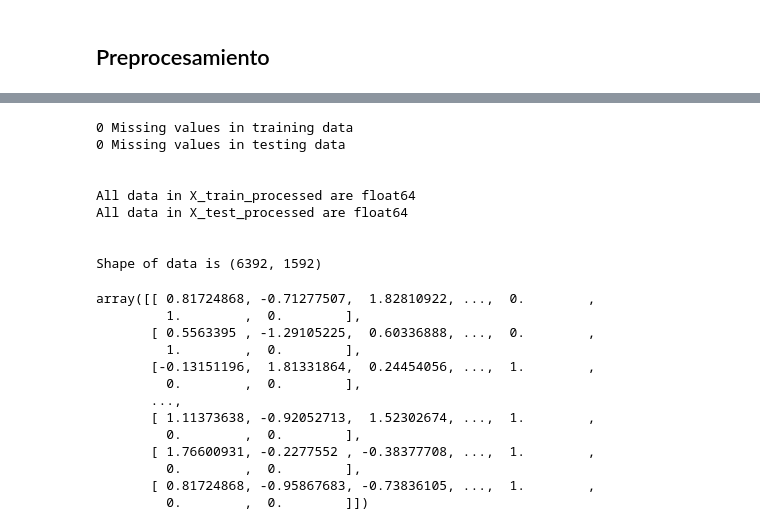
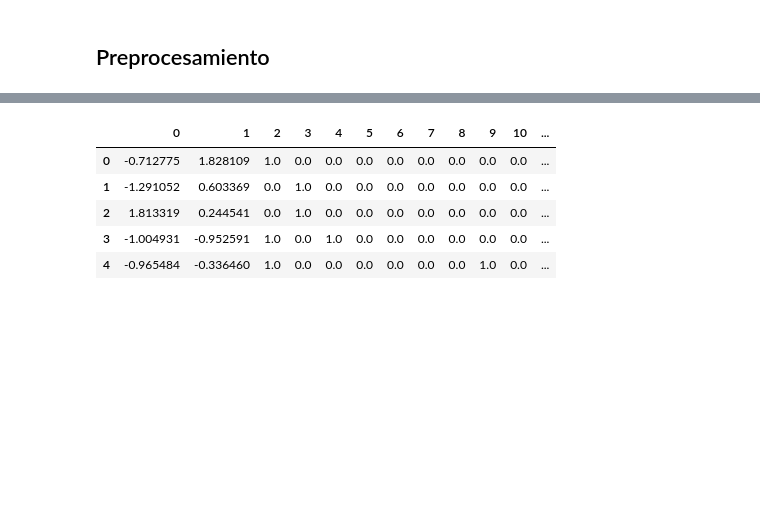
Before and after one commit to alejagaco/sales_predictions, a Jupyter notebook: Sales_Predictions.ipynb, the cells around one changed output, grey strips where cells are left out. Drawn from its saved outputs; the diff is of its cells as text; code cells hidden in the pictures; blank space fills up the shorter version.

```diff
--- a/Sales_Predictions.ipynb
+++ b/Sales_Predictions.ipynb
@@ -526 +537,9 @@ y = df['Item_Outlet_Sales']
+# %%
+X = df.drop(columns=['Item_Identifier', # Se elimina el identificador de cada producto
+                     'Item_Outlet_Sales', # Se elimina la variable objetivo
+                     'Item_Weight', #Se elimina debido a la baja correlación con la variable venta
+                     'Outlet_Establishment_Year' #Se elimina debido a la baja correlación con la variable venta
+                     ])
+
+y = df['Item_Outlet_Sales']
 # %%
@@ -553,0 +561,3 @@ Pipeline(steps=[('simpleimputer', SimpleImputer(strategy='most_frequent')),
+# %%
+cat_pipe = make_pipeline(ohe)
+cat_pipe
@@ -554,6 +567,6 @@ Pipeline(steps=[('simpleimputer', SimpleImputer(strategy='most_frequent')),
 # %%
 number_tuple = (numeric_pipe,num_selector)
-category_tuple = (categorical_pipe,cat_selector)
+category_tuple = (cat_pipe, cat_selector)
 
 preprocessor = make_column_transformer(number_tuple,category_tuple)
 preprocessor
@@ -590,36 +595,13 @@ ColumnTransformer(transformers=[('pipeline-1',
 # %%
 X_train_processed = preprocessor.transform(X_train)
 X_test_processed = preprocessor.transform(X_test)
-# %%
-print(np.isnan(X_train_processed).sum().sum(),'Missing values in training data')
-print(np.isnan(X_test_processed).sum().sum(),'Missing values in testing data')
-print('\n')
-print('All data in X_train_processed are',X_train_processed.dtype)
-print('All data in X_test_processed are', X_test_processed.dtype)
-print('\n')
-print('Shape of data is',X_train_processed.shape)
-print('\n')
-X_train_processed
-# %% [output]
-0 Missing values in training data
-0 Missing values in testing data
-
-
-All data in X_train_processed are float64
-All data in X_test_processed are float64
-
-
-Shape of data is (6392, 1592)
-array([[ 0.81724868, -0.71277507,  1.82810922, ...,  0.        ,
-         1.        ,  0.        ],
-       [ 0.5563395 , -1.29105225,  0.60336888, ...,  0.        ,
-         1.        ,  0.        ],
-       [-0.13151196,  1.81331864,  0.24454056, ...,  1.        ,
-         0.        ,  0.        ],
-       ...,
-       [ 1.11373638, -0.92052713,  1.52302674, ...,  1.        ,
-         0.        ,  0.        ],
-       [ 1.76600931, -0.2277552 , -0.38377708, ...,  1.        ,
-         0.        ,  0.        ],
-       [ 0.81724868, -0.95867683, -0.73836105, ...,  1.        ,
-         0.        ,  0.        ]])
+# %%
+X_train_df = pd.DataFrame(X_train_processed)
+X_train_df.head()
+# %% [output]
+|  | 0 | 1 | 2 | 3 | 4 | 5 | 6 | 7 | 8 | 9 | 10 | ... |
+| 0 | -0.712775 | 1.828109 | 1.0 | 0.0 | 0.0 | 0.0 | 0.0 | 0.0 | 0.0 | 0.0 | 0.0 | ... |
+| 1 | -1.291052 | 0.603369 | 0.0 | 1.0 | 0.0 | 0.0 | 0.0 | 0.0 | 0.0 | 0.0 | 0.0 | ... |
+| 2 | 1.813319 | 0.244541 | 0.0 | 1.0 | 0.0 | 0.0 | 0.0 | 0.0 | 0.0 | 0.0 | 0.0 | ... |
+| 3 | -1.004931 | -0.952591 | 1.0 | 0.0 | 1.0 | 0.0 | 0.0 | 0.0 | 0.0 | 0.0 | 0.0 | ... |
+| 4 | -0.965484 | -0.336460 | 1.0 | 0.0 | 0.0 | 0.0 | 0.0 | 0.0 | 0.0 | 1.0 | 0.0 | ... |
```
Also changed, not shown: parts of 46 cells of this notebook.
